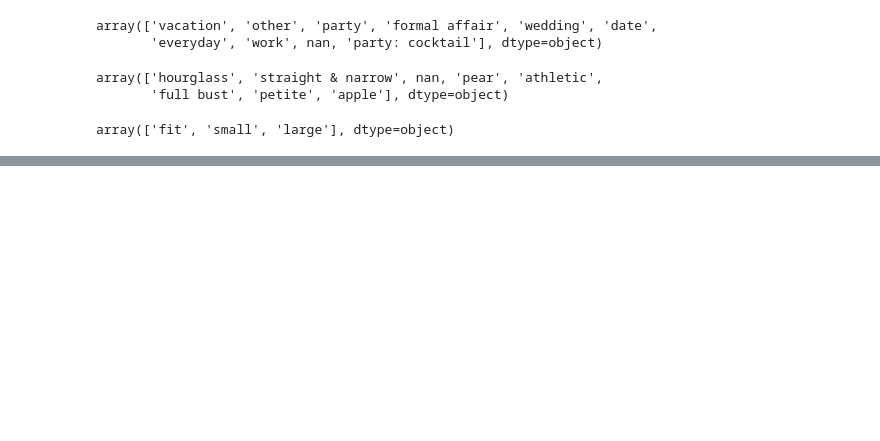
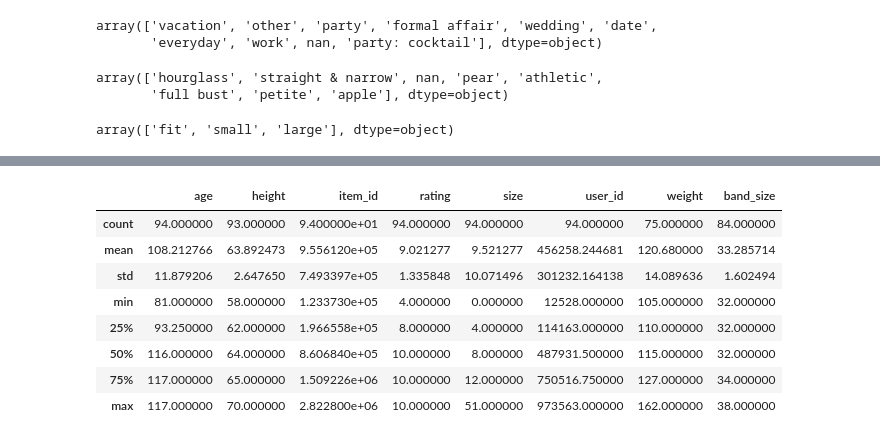
Before and after one commit to CliffordBridges/Whose-Clothes-Fit-Well, a Jupyter notebook: CliffordBridges_DataCleaning.ipynb, the cells around one changed output, grey strips where cells are left out. Drawn from its saved outputs; the diff is of its cells as text; code cells hidden in the pictures; blank space fills up the shorter version.

```diff
--- a/CliffordBridges_DataCleaning.ipynb
+++ b/CliffordBridges_DataCleaning.ipynb
@@ -149,0 +202,12 @@ rtr_bust_sizes = [str(bust)+cup for bust in bust_sizes for cup in cup_sizes]
+# %%
+rtr_data.loc[rtr_data.age>80].describe()
+# %% [output]
+|  | age | height | item_id | rating | size | user_id | weight | band_size |
+| count | 94.000000 | 93.000000 | 9.400000e+01 | 94.000000 | 94.000000 | 94.000000 | 75.000000 | 84.000000 |
+| mean | 108.212766 | 63.892473 | 9.556120e+05 | 9.021277 | 9.521277 | 456258.244681 | 120.680000 | 33.285714 |
+| std | 11.879206 | 2.647650 | 7.493397e+05 | 1.335848 | 10.071496 | 301232.164138 | 14.089636 | 1.602494 |
+| min | 81.000000 | 58.000000 | 1.233730e+05 | 4.000000 | 0.000000 | 12528.000000 | 105.000000 | 32.000000 |
+| 25% | 93.250000 | 62.000000 | 1.966558e+05 | 8.000000 | 4.000000 | 114163.000000 | 110.000000 | 32.000000 |
+| 50% | 116.000000 | 64.000000 | 8.606840e+05 | 10.000000 | 8.000000 | 487931.500000 | 115.000000 | 32.000000 |
+| 75% | 117.000000 | 65.000000 | 1.509226e+06 | 10.000000 | 12.000000 | 750516.750000 | 127.000000 | 34.000000 |
+| max | 117.000000 | 70.000000 | 2.822800e+06 | 10.000000 | 51.000000 | 973563.000000 | 162.000000 | 38.000000 |
```
Also changed, not shown: parts of 21 cells of this notebook, 2 other files.
